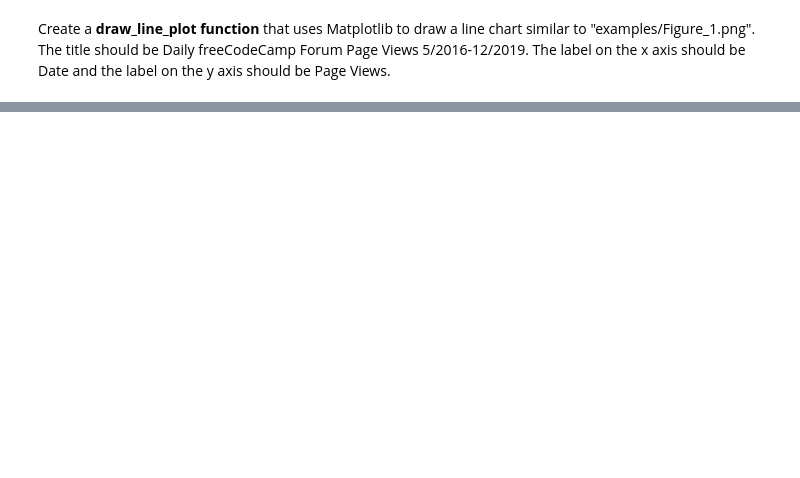
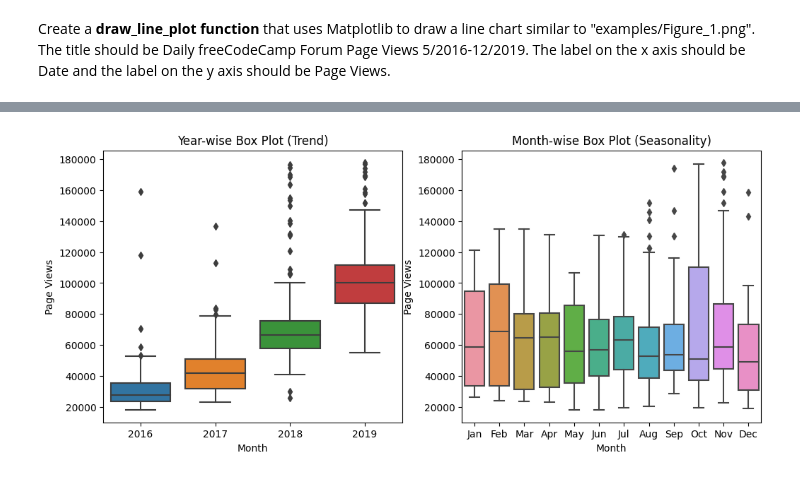
Before and after one commit to Adrieto/DataScience, a Jupyter notebook: FCC Projects - Data Analysis With Python/Page Views.ipynb, the cells around one changed output, grey strips where cells are left out. Saved outputs shown, nothing was run; the diff lists cells and outputs as text; code cells hidden in the pictures; blank space fills up the shorter version.

```diff
--- a/FCC Projects - Data Analysis With Python/Page Views.ipynb
+++ b/FCC Projects - Data Analysis With Python/Page Views.ipynb
@@ -106,0 +108,19 @@ Create a **draw_box_plot function** that uses Seaborn to draw two adjacent box p
+# %%
+#df2[["value", "year"]].plot(kind="box", by="year")
+
+fig2, (ax1,ax2) = plt.subplots(1,2, figsize=(12,5))
+
+sns.boxplot(y='value', x="year", data=df2, orient="v", ax=ax1);  # LA POSTA FUE ESTO
+ax1.set_ylabel("Page Views");
+ax1.set_xlabel("Month");
+ax1.set_title("Year-wise Box Plot (Trend)");
+
+
+sns.boxplot(y="value", x="month", data=df2, orient="v", ax=ax2);
+plot_legends = ['Jan', 'Feb', 'Mar', 'Apr', 'May', 'Jun', 'Jul', 'Aug', 'Sep', 'Oct', 'Nov', 'Dec']
+ax2.set_xticklabels(plot_legends);
+ax2.set_ylabel("Page Views");
+ax2.set_xlabel("Month");
+ax2.set_title("Month-wise Box Plot (Seasonality)");
+# %% [output]
+[figure, added]
```
Also changed, not shown: parts of 8 cells of this notebook, 6 other files.
